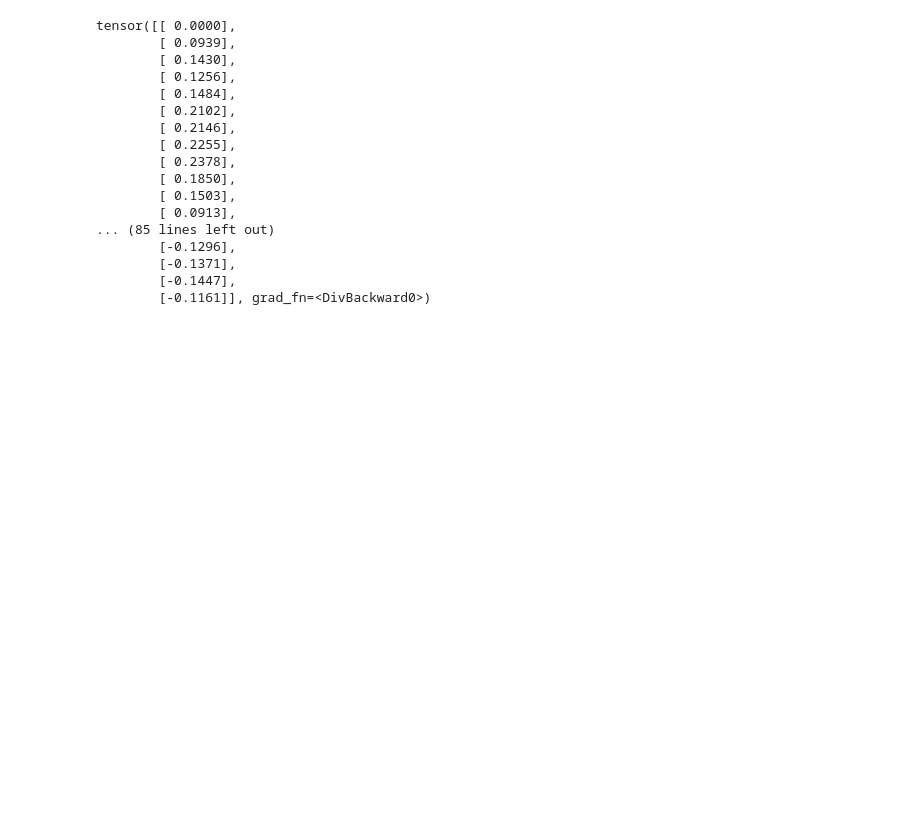
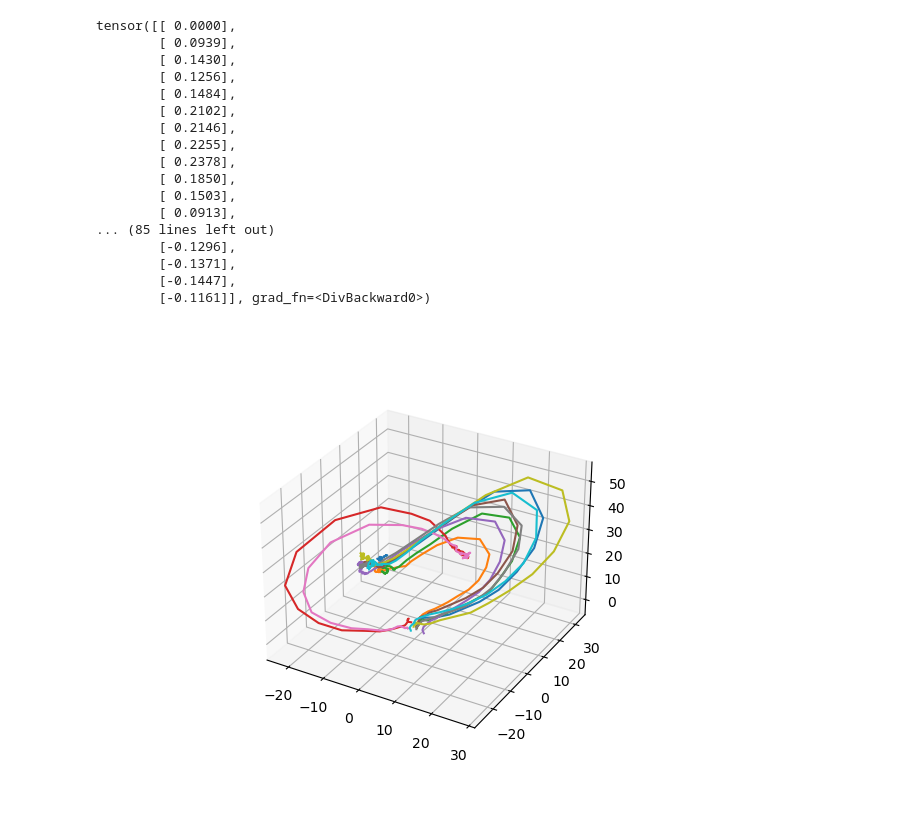
Before and after one commit to vincentlui/latent-flow, a Jupyter notebook: mmd.ipynb, the cells around one changed output. Drawn from its saved outputs; the diff is of its cells as text; code cells hidden in the pictures; blank space fills up the shorter version.

```diff
--- a/mmd.ipynb
+++ b/mmd.ipynb
@@ -283,3 +577,8 @@ tensor([[ 0.0000],
         [-0.1371],
         [-0.1447],
         [-0.1161]], grad_fn=<DivBackward0>)
+# %%
+from IPython.display import Image
+Image(filename='result/latent-sde/lorenz/lightning_logs/version_7164518/plot.png')
+# %% [output]
+[figure, added]
```
Also changed, not shown: parts of 30 cells of this notebook, 4 other files.
